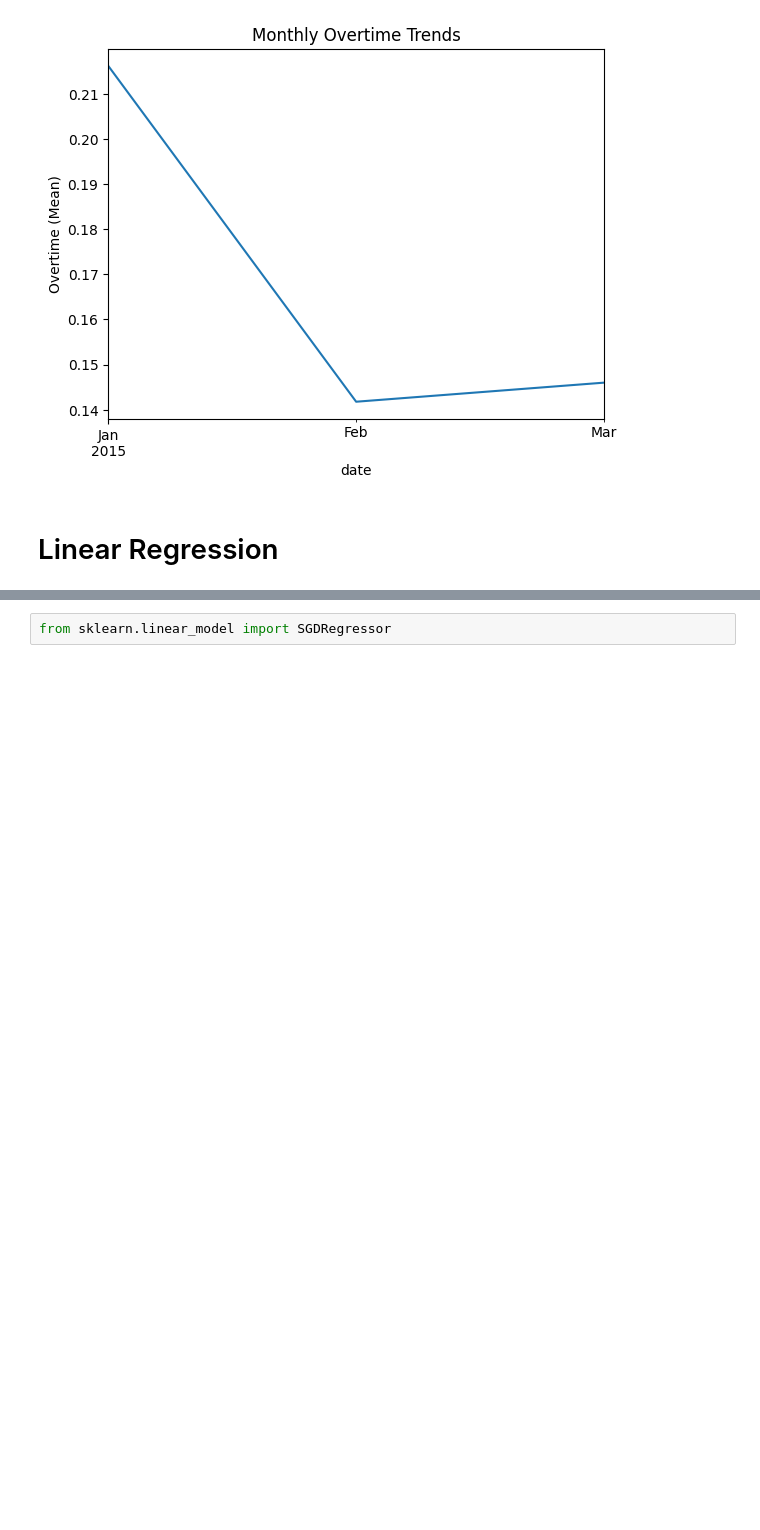
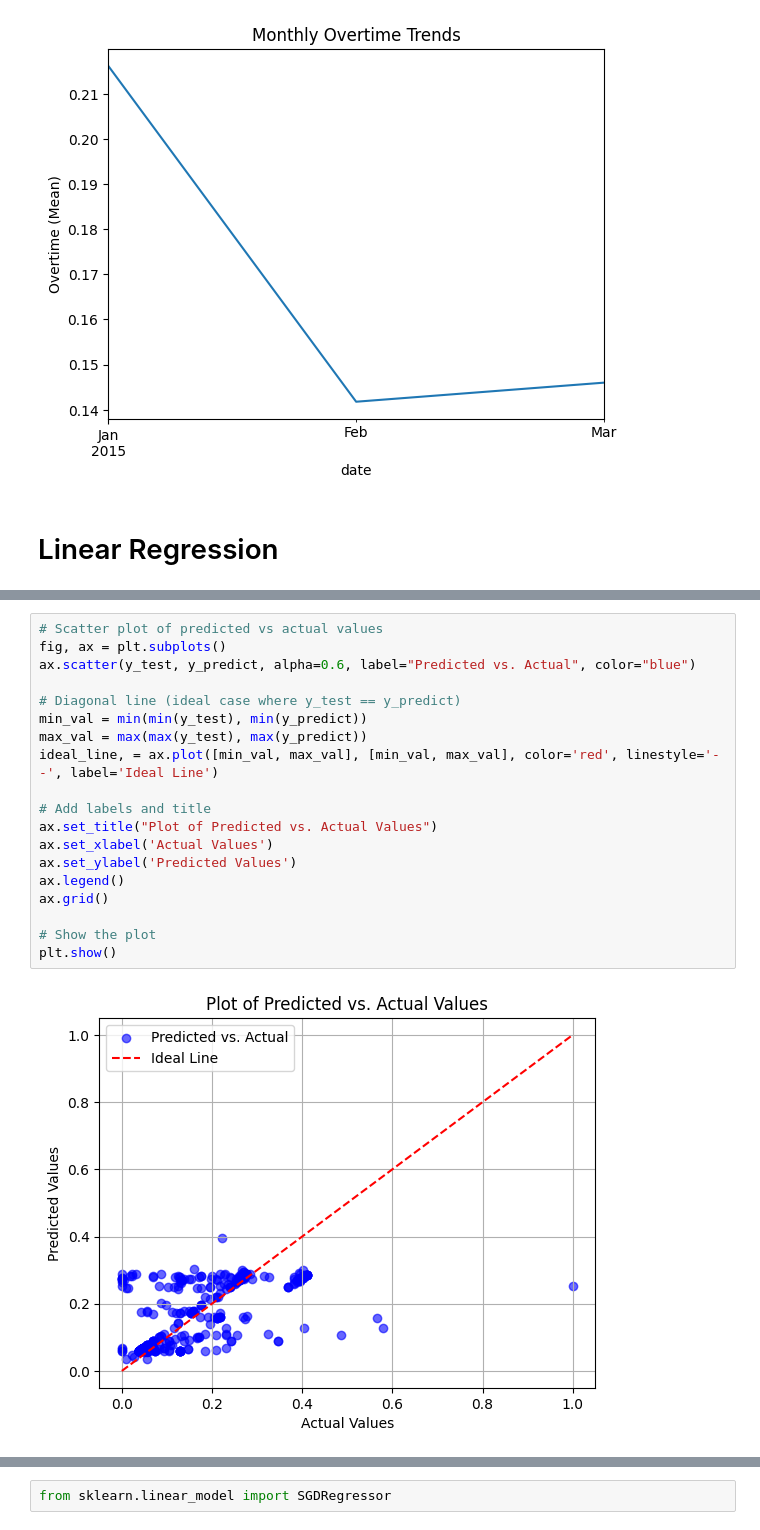
Before and after one commit to jordanchong911/Garments, a Jupyter notebook: garments.ipynb, the cells around one changed output, grey strips where cells are left out. Drawn from its saved outputs; the diff is of its cells as text; blank space fills up the shorter version.

```diff
--- a/garments.ipynb
+++ b/garments.ipynb
@@ -352,0 +437,21 @@ plt.show()
+# %%
+# Scatter plot of predicted vs actual values
+fig, ax = plt.subplots()
+ax.scatter(y_test, y_predict, alpha=0.6, label="Predicted vs. Actual", color="blue")
+
+# Diagonal line (ideal case where y_test == y_predict)
+min_val = min(min(y_test), min(y_predict))
+max_val = max(max(y_test), max(y_predict))
+ideal_line, = ax.plot([min_val, max_val], [min_val, max_val], color='red', linestyle='--', label='Ideal Line')
+
+# Add labels and title
+ax.set_title("Plot of Predicted vs. Actual Values")
+ax.set_xlabel('Actual Values')
+ax.set_ylabel('Predicted Values')
+ax.legend()
+ax.grid()
+
+# Show the plot
+plt.show()
+# %% [output]
+[figure, added]
```
Also changed, not shown: parts of 38 cells of this notebook, 1 other file.
